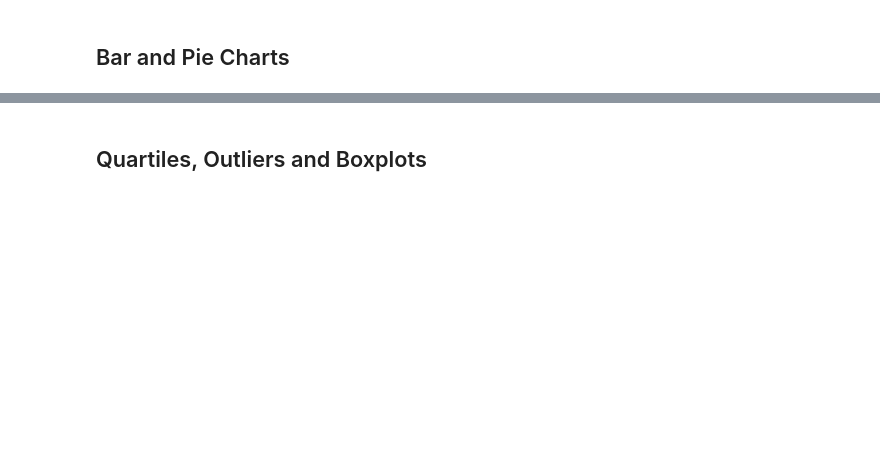
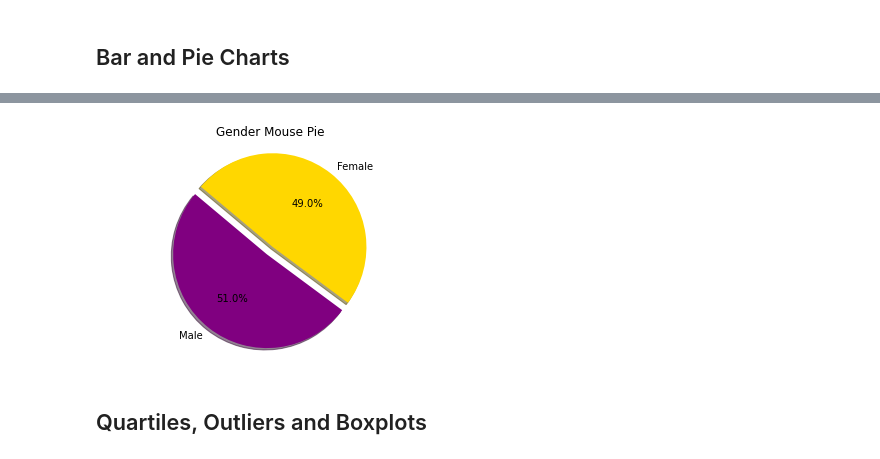
Before and after one commit to lopezmarco81/SMU_Data_1221_homework, a Jupyter notebook: 05 - Matplotlib/Instructions/Pymaceuticals/pymaceuticals_starter.ipynb, the cells around one changed output, grey strips where cells are left out. Cells and saved outputs as stored; diff of their text form; code cells hidden in the pictures; blank space fills up the shorter version.

```diff
--- a/05 - Matplotlib/Instructions/Pymaceuticals/pymaceuticals_starter.ipynb
+++ b/05 - Matplotlib/Instructions/Pymaceuticals/pymaceuticals_starter.ipynb
@@ -48,2 +193,11 @@ study_results = pd.read_csv(study_results_path)
 # %%
 # Generate a pie plot showing the distribution of female versus male mice using Pandas
+smmry3 = df_sub["Sex"].value_counts().reset_index()
+smmry3.columns = ["Gender", "Count"]
+smmry3
+
+pies = smmry3.Gender
+pie_votes = smmry3["Count"]
+
+colors = ["purple", "gold"]
+explode = (0.1,0)
@@ -52,3 +204,15 @@ study_results = pd.read_csv(study_results_path)
+# %%
+# Generate a pie plot showing the distribution of female versus male mice using pyplot
+plt.pie(pie_votes, explode=explode, labels=pies, colors=colors,
+        autopct="%1.1f%%", shadow=True, startangle=140)
+
+plt.title("Gender Mouse Pie")
+
+# Create axes which are equal so we have a perfect circle
+plt.axis("equal")
+plt.show()
+# %% [output]
+[figure, added]
 # %% [markdown]
 ## Quartiles, Outliers and Boxplots
 # %%
```
Also changed, not shown: parts of 15 cells of this notebook, 6 other files.
